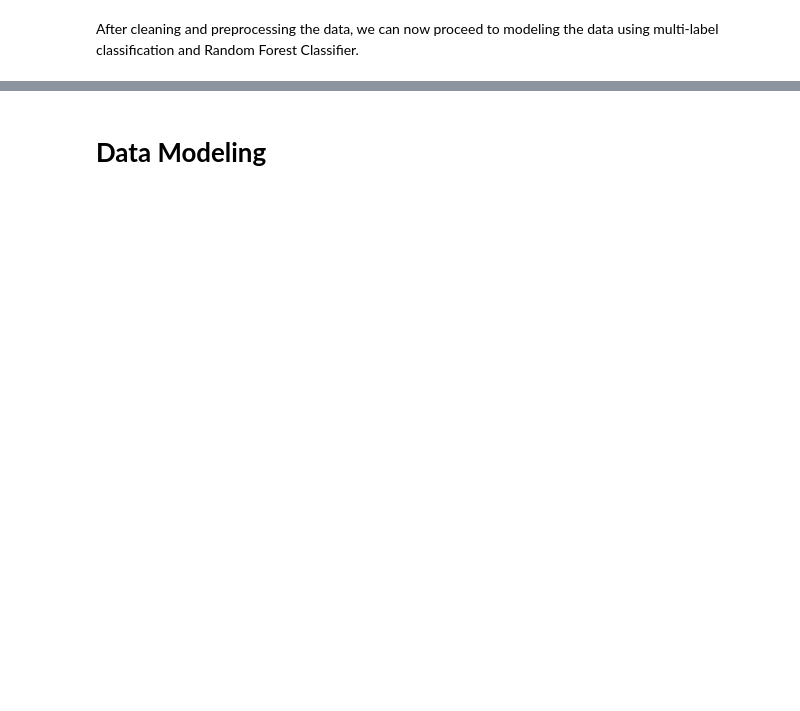
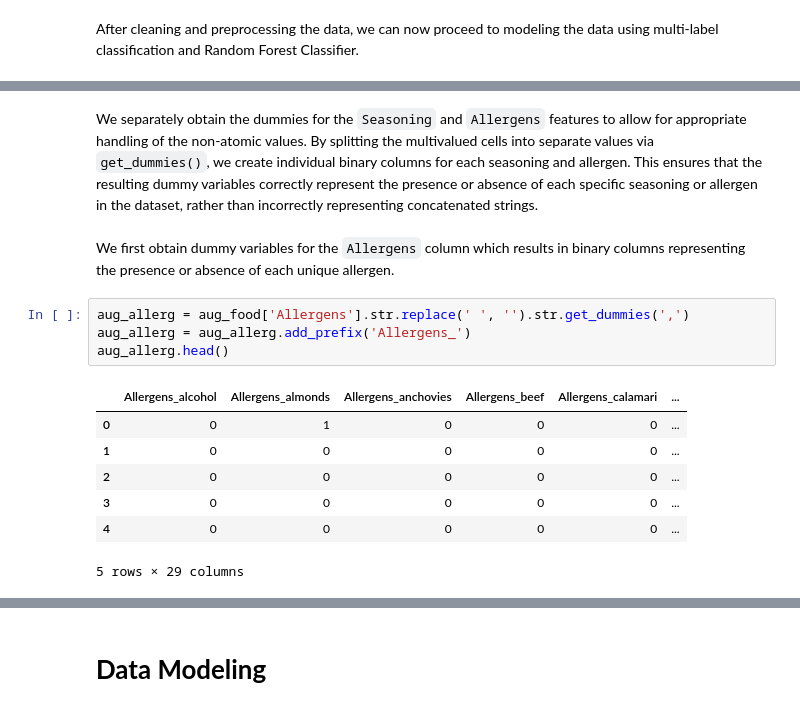
Before and after one commit to splasherzz/food-allergen-detector, a Jupyter notebook: project code/Project Code.ipynb, the cells around one changed output, grey strips where cells are left out. Drawn from its saved outputs; the diff is of its cells as text; blank space fills up the shorter version.

```diff
--- a/project code/Project Code.ipynb
+++ b/project code/Project Code.ipynb
@@ -280,0 +282,16 @@ After cleaning and preprocessing the data, we can now proceed to modeling the da
+# %% [markdown]
+We separately obtain the dummies for the `Seasoning` and `Allergens` features to allow for appropriate handling of the non-atomic values. By splitting the multivalued cells into separate values via `get_dummies()`, we create individual binary columns for each seasoning and allergen. This ensures that the resulting dummy variables correctly represent the presence or absence of each specific seasoning or allergen in the dataset, rather than incorrectly representing concatenated strings.
+# %% [markdown]
+We first obtain dummy variables for the `Allergens` column which results in binary columns representing the presence or absence of each unique allergen.
+# %%
+aug_allerg = aug_food['Allergens'].str.replace(' ', '').str.get_dummies(',')
+aug_allerg = aug_allerg.add_prefix('Allergens_')
+aug_allerg.head()
+# %% [output]
+|  | Allergens_alcohol | Allergens_almonds | Allergens_anchovies | Allergens_beef | Allergens_calamari | ... |
+| 0 | 0 | 1 | 0 | 0 | 0 | ... |
+| 1 | 0 | 0 | 0 | 0 | 0 | ... |
+| 2 | 0 | 0 | 0 | 0 | 0 | ... |
+| 3 | 0 | 0 | 0 | 0 | 0 | ... |
+| 4 | 0 | 0 | 0 | 0 | 0 | ... |
+5 rows × 29 columns
```
Also changed, not shown: parts of 30 cells of this notebook.
